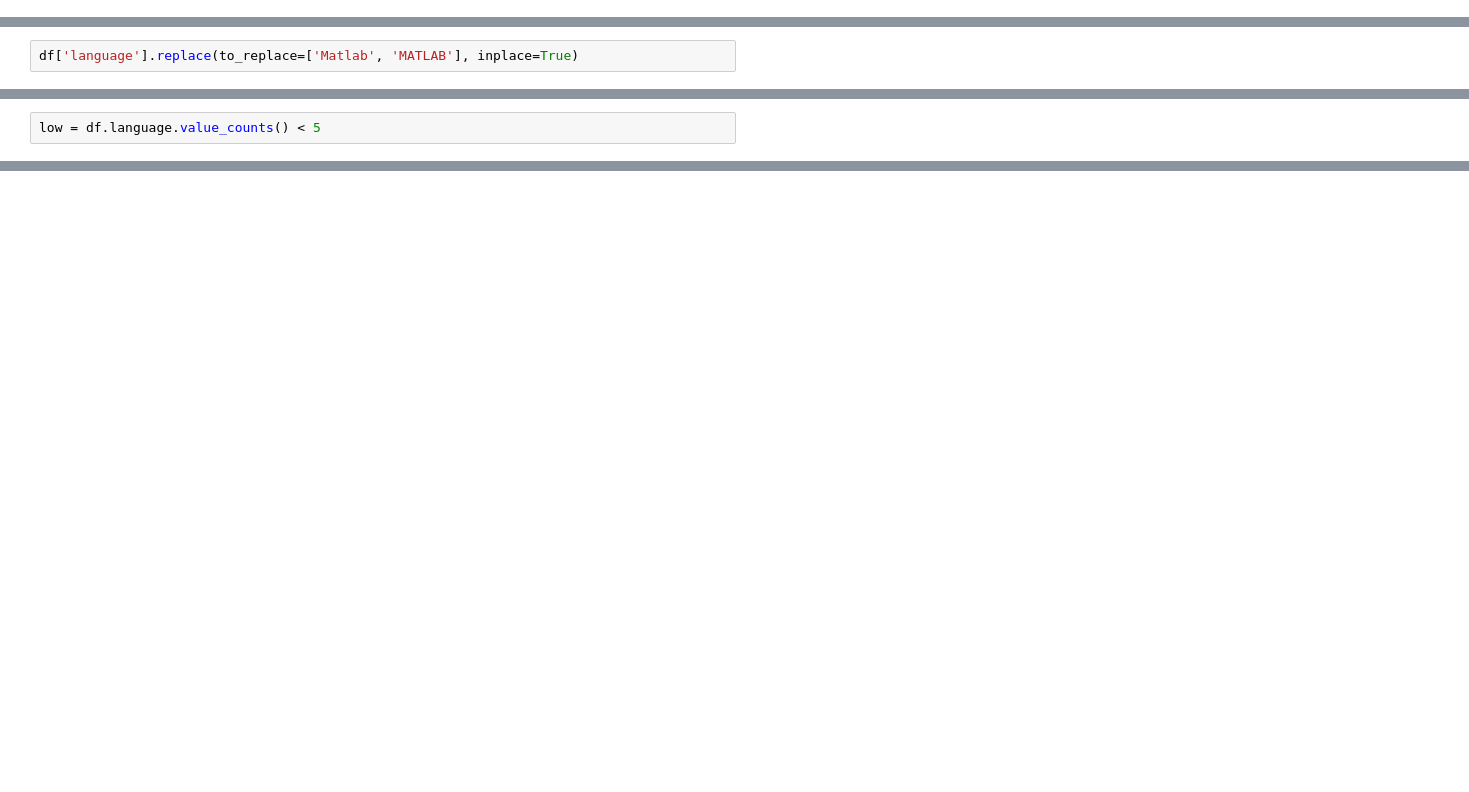
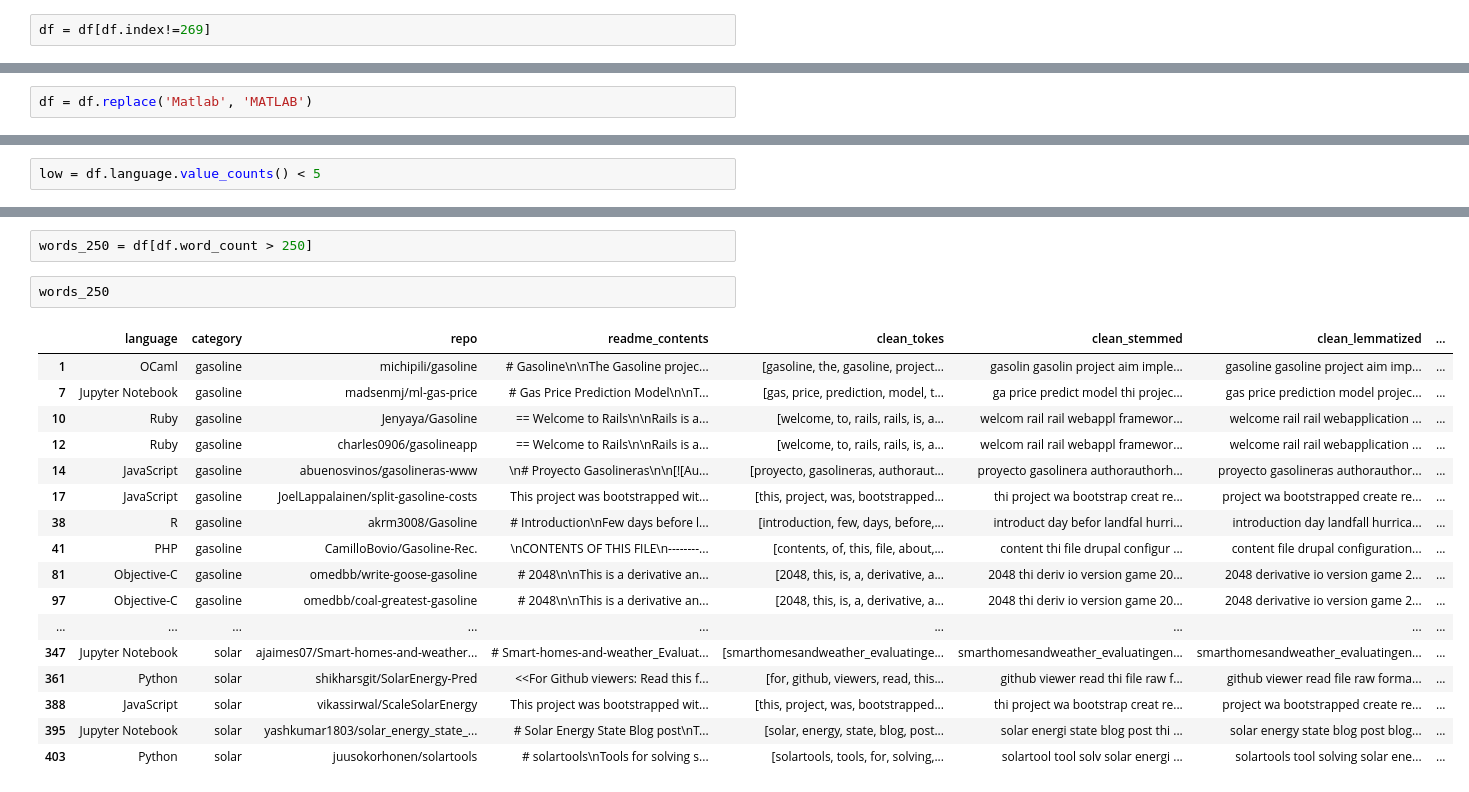
Before and after one commit to github-nlp-project/nlp-project, a Jupyter notebook: chase-nlp-notebook.ipynb, the cells around one changed output, grey strips where cells are left out. Cells and saved outputs as stored; diff of their text form; blank space fills up the shorter version.

```diff
--- a/chase-nlp-notebook.ipynb
+++ b/chase-nlp-notebook.ipynb
@@ -100,0 +86,2 @@ df = df[df.index!=15]
+# %%
+df = df[df.index!=269]
@@ -100,0 +110,2 @@ df = df[df.index!=15]
+# %%
+df = df.replace('Matlab', 'MATLAB')
@@ -177,2 +184,0 @@ ValueError: The truth value of a Series is ambiguous. Use a.empty, a.bool(), a.i
-# %%
-df['language'].replace(to_replace=['Matlab', 'MATLAB'], inplace=True)
@@ -223,0 +189,22 @@ low = df.language.value_counts() < 5
+# %%
+words_250 = df[df.word_count > 250]
+# %%
+words_250
+# %% [output]
+|  | language | category | repo | readme_contents | clean_tokes | clean_stemmed | clean_lemmatized | ... |
+| 1 | OCaml | gasoline | michipili/gasoline | # Gasoline\n\nThe Gasoline projec... | [gasoline, the, gasoline, project... | gasolin gasolin project aim imple... | gasoline gasoline project aim imp... | ... |
+| 7 | Jupyter Notebook | gasoline | madsenmj/ml-gas-price | # Gas Price Prediction Model\n\nT... | [gas, price, prediction, model, t... | ga price predict model thi projec... | gas price prediction model projec... | ... |
+| 10 | Ruby | gasoline | Jenyaya/Gasoline | == Welcome to Rails\n\nRails is a... | [welcome, to, rails, rails, is, a... | welcom rail rail webappl framewor... | welcome rail rail webapplication ... | ... |
+| 12 | Ruby | gasoline | charles0906/gasolineapp | == Welcome to Rails\n\nRails is a... | [welcome, to, rails, rails, is, a... | welcom rail rail webappl framewor... | welcome rail rail webapplication ... | ... |
+| 14 | JavaScript | gasoline | abuenosvinos/gasolineras-www | \n# Proyecto Gasolineras\n\n[![Au... | [proyecto, gasolineras, authoraut... | proyecto gasolinera authorauthorh... | proyecto gasolineras authorauthor... | ... |
+| 17 | JavaScript | gasoline | JoelLappalainen/split-gasoline-costs | This project was bootstrapped wit... | [this, project, was, bootstrapped... | thi project wa bootstrap creat re... | project wa bootstrapped create re... | ... |
+| 38 | R | gasoline | akrm3008/Gasoline | # Introduction\nFew days before l... | [introduction, few, days, before,... | introduct day befor landfal hurri... | introduction day landfall hurrica... | ... |
+| 41 | PHP | gasoline | CamilloBovio/Gasoline-Rec. | \nCONTENTS OF THIS FILE\n--------... | [contents, of, this, file, about,... | content thi file drupal configur ... | content file drupal configuration... | ... |
+| 81 | Objective-C | gasoline | omedbb/write-goose-gasoline | # 2048\n\nThis is a derivative an... | [2048, this, is, a, derivative, a... | 2048 thi deriv io version game 20... | 2048 derivative io version game 2... | ... |
+| 97 | Objective-C | gasoline | omedbb/coal-greatest-gasoline | # 2048\n\nThis is a derivative an... | [2048, this, is, a, derivative, a... | 2048 thi deriv io version game 20... | 2048 derivative io version game 2... | ... |
+| ... | ... | ... | ... | ... | ... | ... | ... | ... |
+| 347 | Jupyter Notebook | solar | ajaimes07/Smart-homes-and-weather... | # Smart-homes-and-weather_Evaluat... | [smarthomesandweather_evaluatinge... | smarthomesandweather_evaluatingen... | smarthomesandweather_evaluatingen... | ... |
+| 361 | Python | solar | shikharsgit/SolarEnergy-Pred | <<For Github viewers: Read this f... | [for, github, viewers, read, this... | github viewer read thi file raw f... | github viewer read file raw forma... | ... |
+| 388 | JavaScript | solar | vikassirwal/ScaleSolarEnergy | This project was bootstrapped wit... | [this, project, was, bootstrapped... | thi project wa bootstrap creat re... | project wa bootstrapped create re... | ... |
+| 395 | Jupyter Notebook | solar | yashkumar1803/solar_energy_state_... | # Solar Energy State Blog post\nT... | [solar, energy, state, blog, post... | solar energi state blog post thi ... | solar energy state blog post blog... | ... |
+| 403 | Python | solar | juusokorhonen/solartools | # solartools\nTools for solving s... | [solartools, tools, for, solving,... | solartool tool solv solar energi ... | solartools tool solving solar ene... | ... |
```
Also changed, not shown: parts of 37 cells of this notebook, 4 other files.
